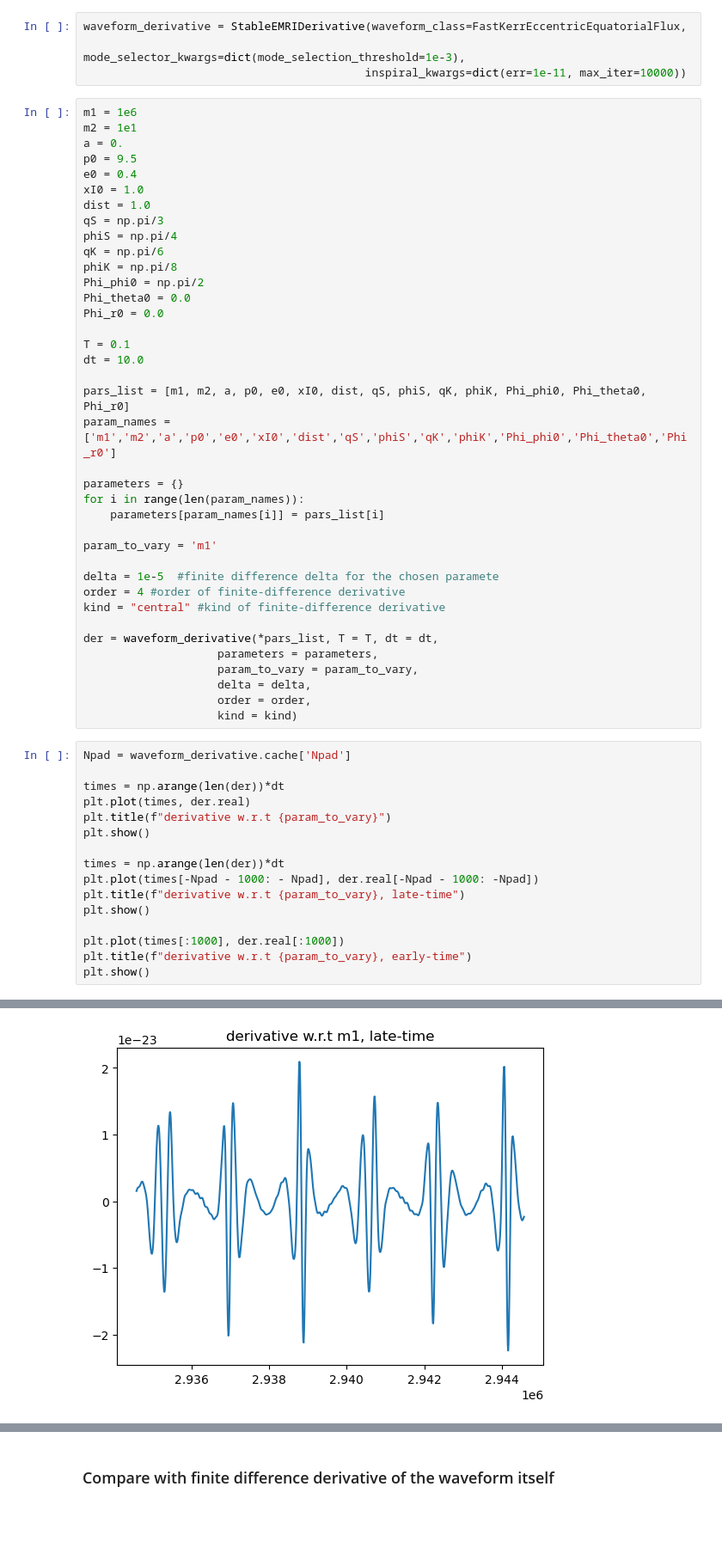
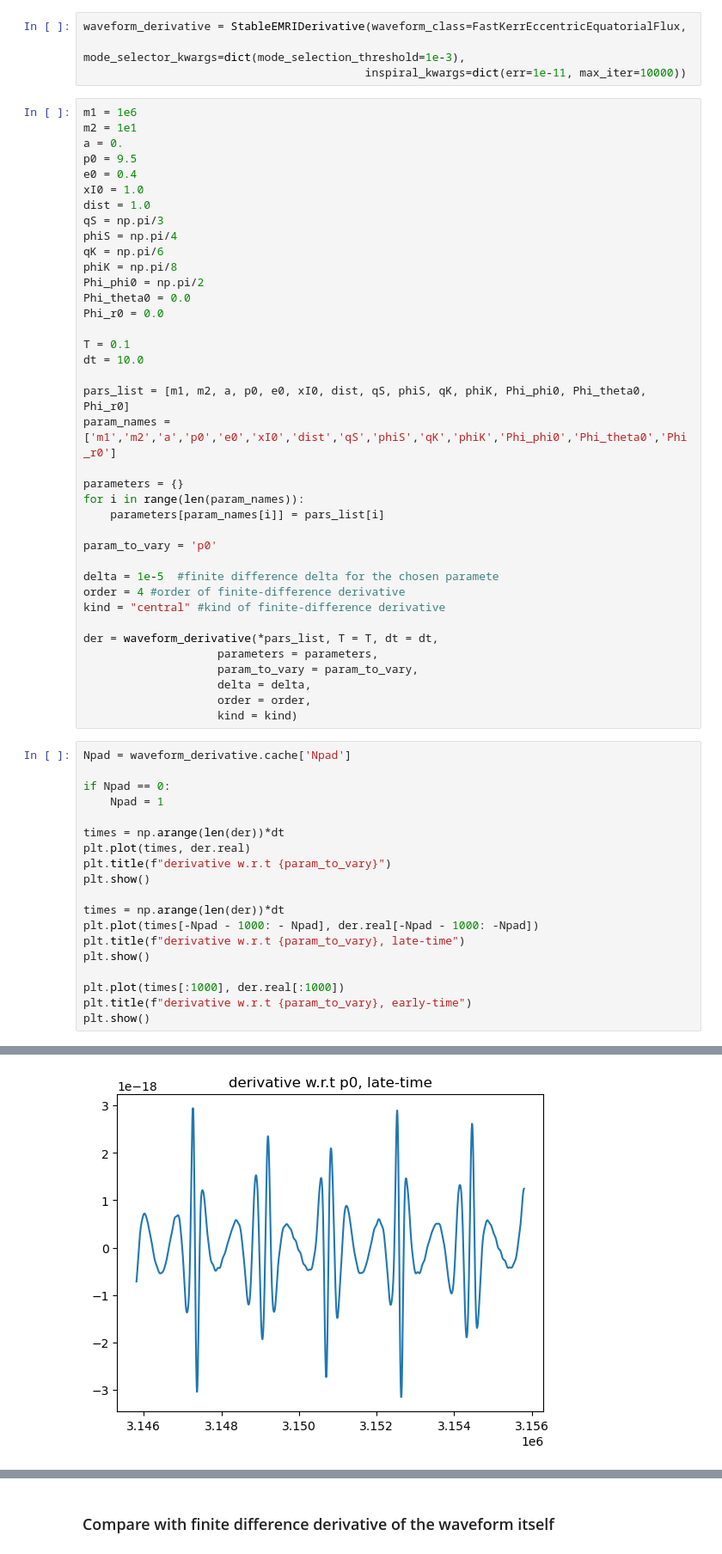
Before and after one commit to perturber/StableEMRIFisher, a Jupyter notebook: StableEMRIDerivative_FEW2April.ipynb, the cells around one changed output, grey strips where cells are left out. Shown: that part at 86% size. Drawn from its saved outputs; the diff is of its cells as text; blank space fills up the shorter version.

```diff
--- a/StableEMRIDerivative_FEW2April.ipynb
+++ b/StableEMRIDerivative_FEW2April.ipynb
@@ -667,7 +674,7 @@ parameters = {}
 for i in range(len(param_names)):
     parameters[param_names[i]] = pars_list[i]
 
-param_to_vary = 'm1'
+param_to_vary = 'p0'
 
 delta = 1e-5  #finite difference delta for the chosen paramete
 order = 4 #order of finite-difference derivative
@@ -681,6 +688,9 @@ der = waveform_derivative(*pars_list, T = T, dt = dt,
                     kind = kind)
 # %%
 Npad = waveform_derivative.cache['Npad']
+
+if Npad == 0:
+    Npad = 1
 
 times = np.arange(len(der))*dt
 plt.plot(times, der.real)
@@ -700 +710 @@ plt.show()
-[figure, old version]
+[figure, new version]
```
Also changed, not shown: parts of 9 cells of this notebook.
